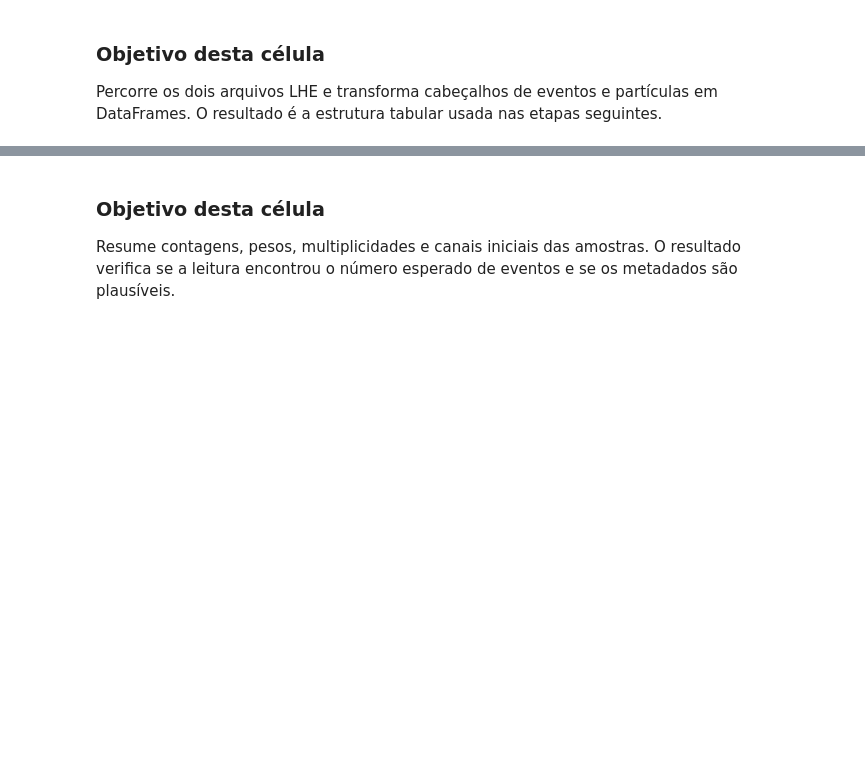
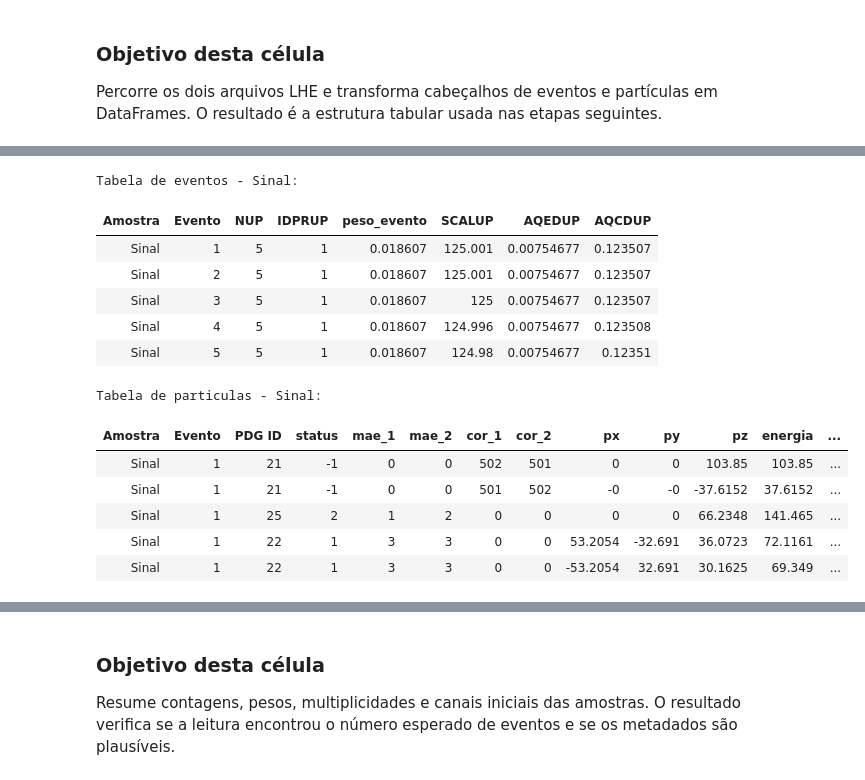
Before and after one commit to FIS01214/analise-swan, a Jupyter notebook: notebooks/analise-consolidada-dataframe-executado.ipynb, the cells around one changed output, grey strips where cells are left out. Saved outputs shown, nothing was run; the diff lists cells and outputs as text; code cells hidden in the pictures; blank space fills up the shorter version.

```diff
--- a/notebooks/analise-consolidada-dataframe-executado.ipynb
+++ b/notebooks/analise-consolidada-dataframe-executado.ipynb
@@ -436,0 +460,20 @@ eventos = converter_dataframes_para_eventos(eventos_df, particulas_df)
+# %%
+print("Tabela de eventos - Sinal:")
+display(eventos_df.loc[eventos_df["Amostra"] == "Sinal"].head())
+print("Tabela de particulas - Sinal:")
+display(particulas_df.loc[particulas_df["Amostra"] == "Sinal"].head())
+# %% [output]
+Tabela de eventos - Sinal:
+| Amostra | Evento | NUP | IDPRUP | peso_evento | SCALUP | AQEDUP | AQCDUP |
+| Sinal | 1 | 5 | 1 | 0.018607 | 125.001 | 0.00754677 | 0.123507 |
+| Sinal | 2 | 5 | 1 | 0.018607 | 125.001 | 0.00754677 | 0.123507 |
+| Sinal | 3 | 5 | 1 | 0.018607 | 125 | 0.00754677 | 0.123507 |
+| Sinal | 4 | 5 | 1 | 0.018607 | 124.996 | 0.00754677 | 0.123508 |
+| Sinal | 5 | 5 | 1 | 0.018607 | 124.98 | 0.00754677 | 0.12351 |
+Tabela de particulas - Sinal:
+| Amostra | Evento | PDG ID | status | mae_1 | mae_2 | cor_1 | cor_2 | px | py | pz | energia | ... |
+| Sinal | 1 | 21 | -1 | 0 | 0 | 502 | 501 | 0 | 0 | 103.85 | 103.85 | ... |
+| Sinal | 1 | 21 | -1 | 0 | 0 | 501 | 502 | -0 | -0 | -37.6152 | 37.6152 | ... |
+| Sinal | 1 | 25 | 2 | 1 | 2 | 0 | 0 | 0 | 0 | 66.2348 | 141.465 | ... |
+| Sinal | 1 | 22 | 1 | 3 | 3 | 0 | 0 | 53.2054 | -32.691 | 36.0723 | 72.1161 | ... |
+| Sinal | 1 | 22 | 1 | 3 | 3 | 0 | 0 | -53.2054 | 32.691 | 30.1625 | 69.349 | ... |
```
Also changed, not shown: parts of 5 cells of this notebook, 2 other files.
